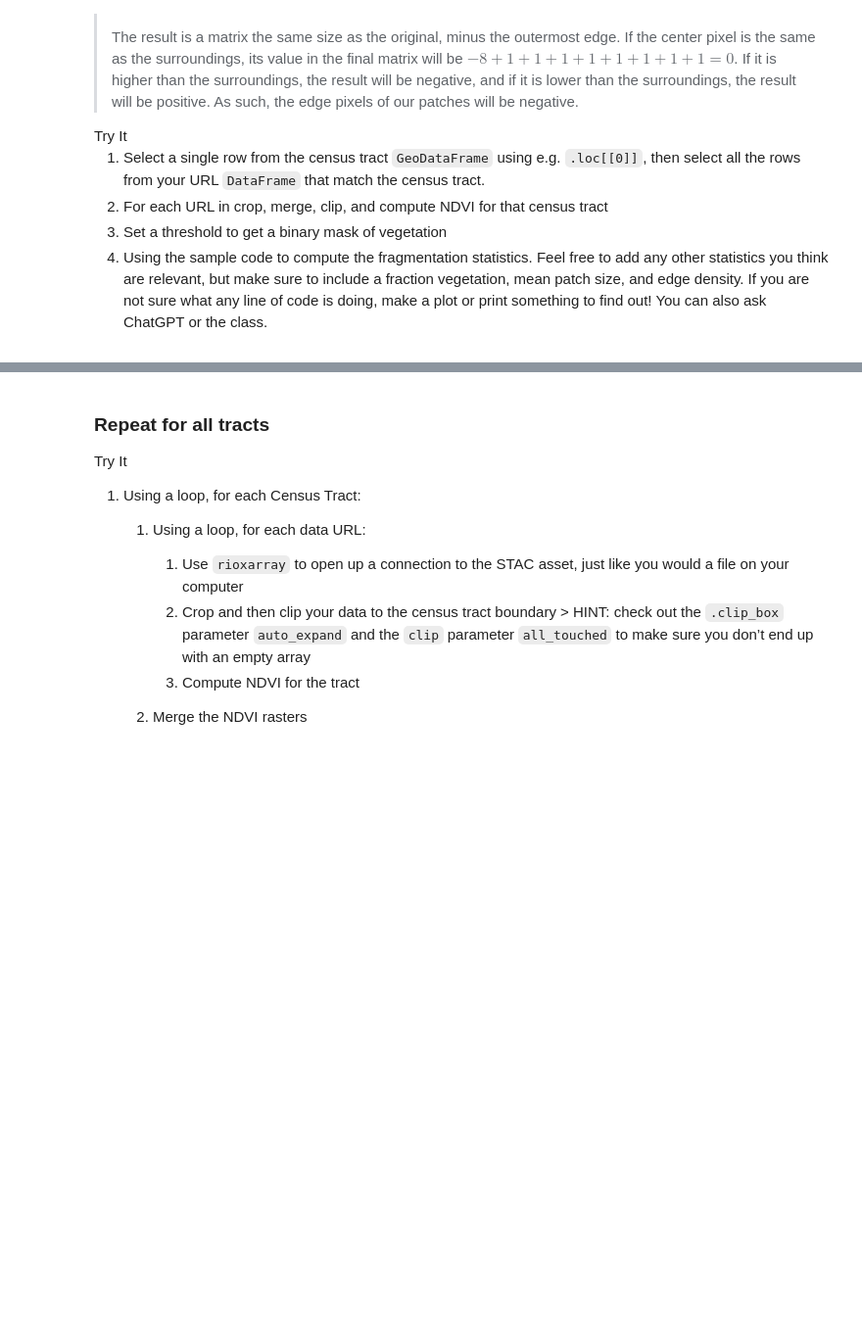
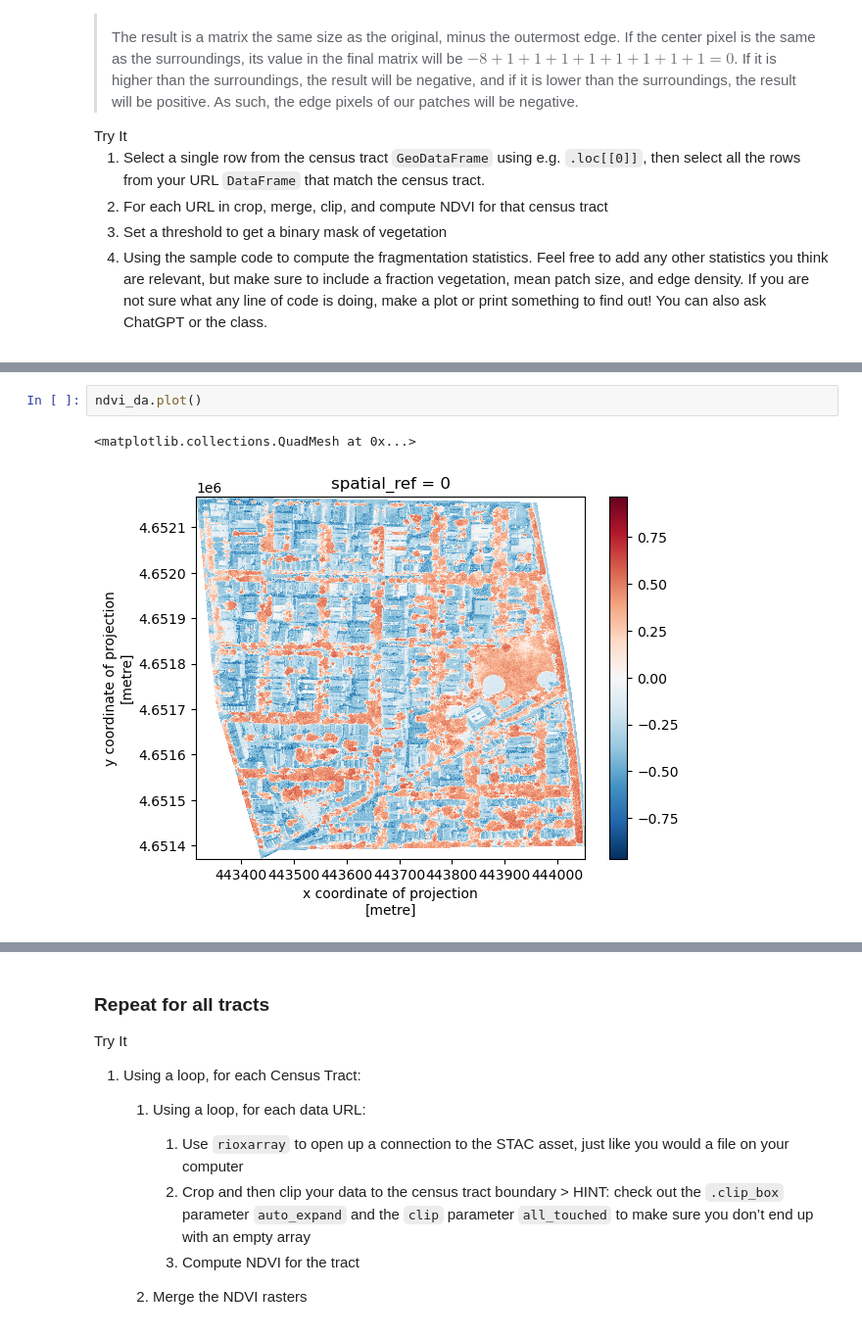
Before and after one commit to earthlab-education/big-data-hanried, a Jupyter notebook: big-data.ipynb, the cells around one changed output, grey strips where cells are left out. Shown at 98% size. Cells and saved outputs as stored; diff of their text form; blank space fills up the shorter version.

Commit message:
calculated ndvi for all census tracts

```diff
--- a/big-data.ipynb
+++ b/big-data.ipynb
@@ -687,0 +756,5 @@ if not scene_dfs is None:
+# %%
+ndvi_da.plot()
+# %% [output]
+<matplotlib.collections.QuadMesh at 0x...>
+[figure, added]
```
Also changed, not shown: parts of 6 cells of this notebook.
